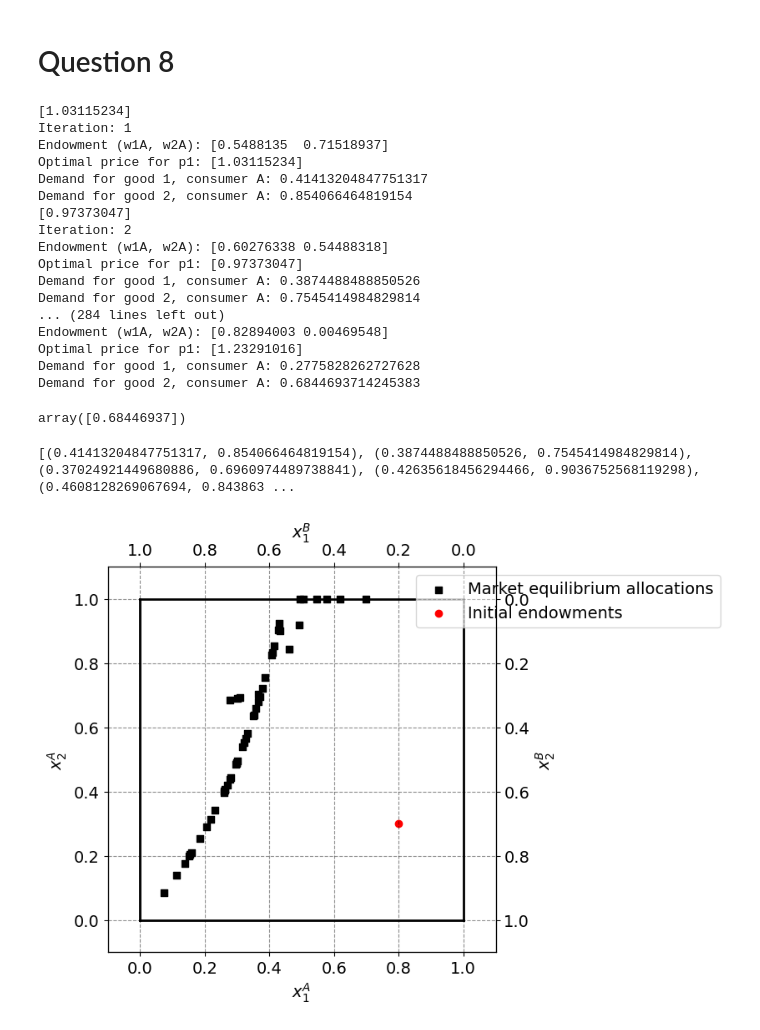
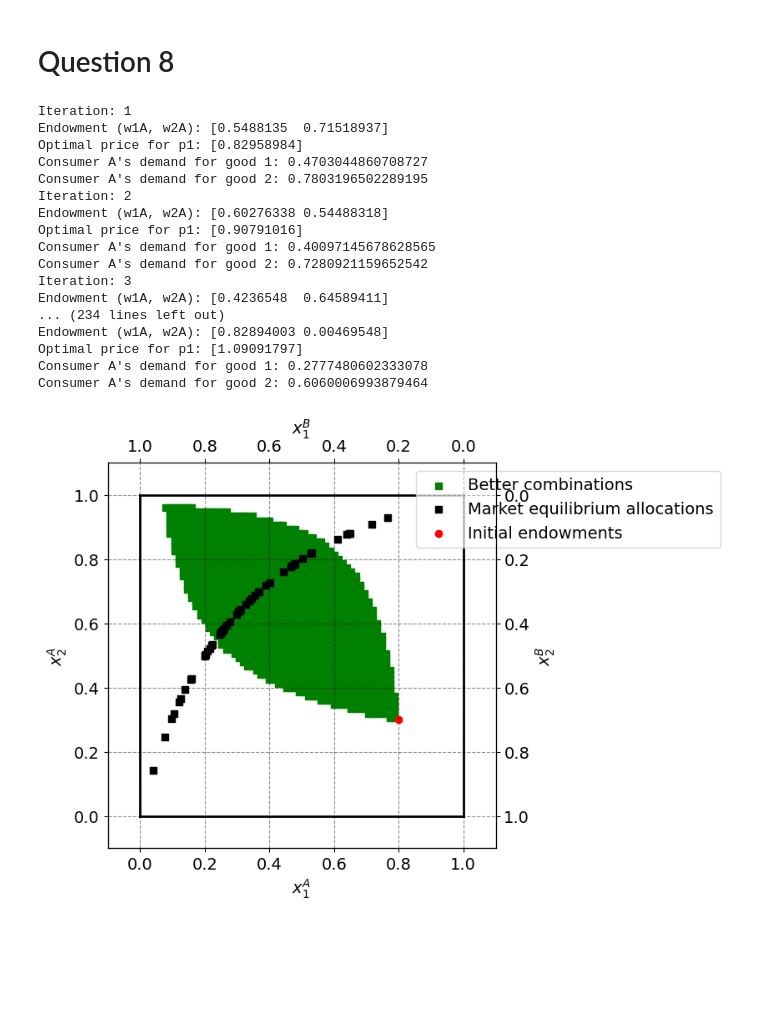
Before and after one commit to NumEconCopenhagen/projects-2024-simon-katrine, a Jupyter notebook: inauguralproject/inauguralproject.ipynb, the cells around one changed output. Saved outputs shown, nothing was run; the diff lists cells and outputs as text; code cells hidden in the pictures; blank space fills up the shorter version.

```diff
--- a/inauguralproject/inauguralproject.ipynb
+++ b/inauguralproject/inauguralproject.ipynb
@@ -459,11 +462,6 @@ print(initial_endowments_A)
 # %% [markdown]
 # Question 8
 # %%
-# We now define our model
-model = ExchangeEconomyClass()
-
-par = model.par
-
 #Define the market_clearing function
 def market_clearing(p1, model):
     eps1, eps2 = model.check_market_clearing(p1)
@@ -477,58 +475,51 @@ allocations_8 = []
 
 # Loop over each initial endowment allocation, the list is made in question 7
 for i in range(50):
-    # Assign new values to par.w1A and par.w2A
-    model.par.w1A = initial_endowments_A[i, 0]
-    model.par.w2A = initial_endowments_A[i, 1]
+    # Assign new values to par.w1A and par.w2A, and define par.w1B and par.w2B
+    par.w1A = initial_endowments_A[i, 0]
+    par.w2A = initial_endowments_A[i, 1]
+    par.w1B = 1 - par.w1A
+    par.w2B = 1 - par.w2A
 
     # Define an initial guess for p1* (0.5 is the lowest number p1 can obtain)
     initial_guess = 0.5
 
-    # Minimize the absolute values of eps1 and eps2 for the current endowment allocation
+    # Minimize the absolute values of eps1 and eps2 for the given endowment allocation
     result = minimize(market_clearing, initial_guess, args=(model,), method='Nelder-Mead')
-    print(result.x)
+
     # Calculate the optimal price for p1 for the current endowment allocation
     p1_optimal = result.x
 
+    # Calculate consumer A's demand and append it to the list
     demand_A1_value = model.demand_A1(p1_optimal)
     demand_A2_value = model.demand_A2(p1_optimal)
-    demand_B1_value = model.demand_B1(p1_optimal)
-    demand_B2_value = model.demand_B2(p1_optimal)
+
     allocations_8.append((demand_A1_value[0], demand_A2_value[0]))
 
-    # Print the endowment, the optimal price for p1, and any other relevant information
+    # Print the endowment, the optimal price for p1 and the consumer A's demand for good 1 and 2
     print("Iteration:", i+1)
     print("Endowment (w1A, w2A):", initial_endowments_A[i])
     print("Optimal price for p1:", p1_optimal)
-    print("Demand for good 1, consumer A:", demand_A1_value[0])
-    print("Demand for good 2, consumer A:", demand_A2_value[0])
-    demand_A2_value[0]
+    print("Consumer A's demand for good 1:", demand_A1_value[0])
+    print("Consumer A's demand for good 2:", demand_A2_value[0])
 # %% [output]
-[1.03115234]
 Iteration: 1
 Endowment (w1A, w2A): [0.5488135  0.71518937]
-Optimal price for p1: [1.03115234]
-Demand for good 1, consumer A: 0.41413204847751317
-Demand for good 2, consumer A: 0.854066464819154
-[0.97373047]
+Optimal price for p1: [0.82958984]
+Consumer A's demand for good 1: 0.4703044860708727
+Consumer A's demand for good 2: 0.7803196502289195
 Iteration: 2
 Endowment (w1A, w2A): [0.60276338 0.54488318]
-Optimal price for p1: [0.97373047]
-Demand for good 1, consumer A: 0.3874488488850526
-Demand for good 2, consumer A: 0.7545414984829814
-... (284 lines left out)
+Optimal price for p1: [0.90791016]
+Consumer A's demand for good 1: 0.40097145678628565
+Consumer A's demand for good 2: 0.7280921159652542
+Iteration: 3
+Endowment (w1A, w2A): [0.4236548  0.64589411]
+... (234 lines left out)
 Endowment (w1A, w2A): [0.82894003 0.00469548]
-Optimal price for p1: [1.23291016]
-Demand for good 1, consumer A: 0.2775828262727628
-Demand for good 2, consumer A: 0.6844693714245383
+Optimal price for p1: [1.09091797]
+Consumer A's demand for good 1: 0.2777480602333078
+Consumer A's demand for good 2: 0.6060006993879464
-# %%
-demand_A2_value
-# %% [output]
-array([0.68446937])
-# %%
-print(allocations_8)
-# %% [output]
-[(0.41413204847751317, 0.854066464819154), (0.3874488488850526, 0.7545414984829814), (0.37024921449680886, 0.6960974489738841), (0.42635618456294466, 0.9036752568119298), (0.4608128269067694, 0.843863 ...
 # %%
 # a. total endowment
 w1bar = 1.0
@@ -537,32 +528,33 @@ w2bar = 1.0
 # b. figure set up
 fig = plt.figure(frameon=False,figsize=(6,6), dpi=100)
 ax_A = fig.add_subplot(1, 1, 1)
 
 ax_A.set_xlabel("$x_1^A$")
 ax_A.set_ylabel("$x_2^A$")
 
 temp = ax_A.twinx()
 temp.set_ylabel("$x_2^B$")
 ax_B = temp.twiny()
 ax_B.set_xlabel("$x_1^B$")
 ax_B.invert_xaxis()
 ax_B.invert_yaxis()
 
-# Plotting the market equilibrium allocation and the initial endowments
+# Plotting the market equilibrium allocations, the intial endowment and the better combinations
+ax_A.scatter([point[0] for point in liste_A_1], [point[1] for point in liste_A_1], marker='s', color='green', label='Better combinations')
 ax_A.scatter([point[0] for point in allocations_8], [point[1] for point in allocations_8], marker='s', color='black', label='Market equilibrium allocations')
 ax_A.scatter([0.8], [0.3], marker='o', color='red', label='Initial endowments')
 
 # limits
 ax_A.plot([0,w1bar],[0,0],lw=2,color='black')
 ax_A.plot([0,w1bar],[w2bar,w2bar],lw=2,color='black')
 ax_A.plot([0,0],[0,w2bar],lw=2,color='black')
 ax_A.plot([w1bar,w1bar],[0,w2bar],lw=2,color='black')
 
 ax_A.set_xlim([-0.1, w1bar + 0.1])
 ax_A.set_ylim([-0.1, w2bar + 0.1])
 ax_B.set_xlim([w1bar + 0.1, -0.1])
 ax_B.set_ylim([w2bar + 0.1, -0.1])
 
 ax_A.legend(frameon=True,loc='upper right',bbox_to_anchor=(1.6,1.0));
 # %% [output]
-[figure, old version]
+[figure, new version]
```
Also changed, not shown: parts of 1 cell of this notebook.
